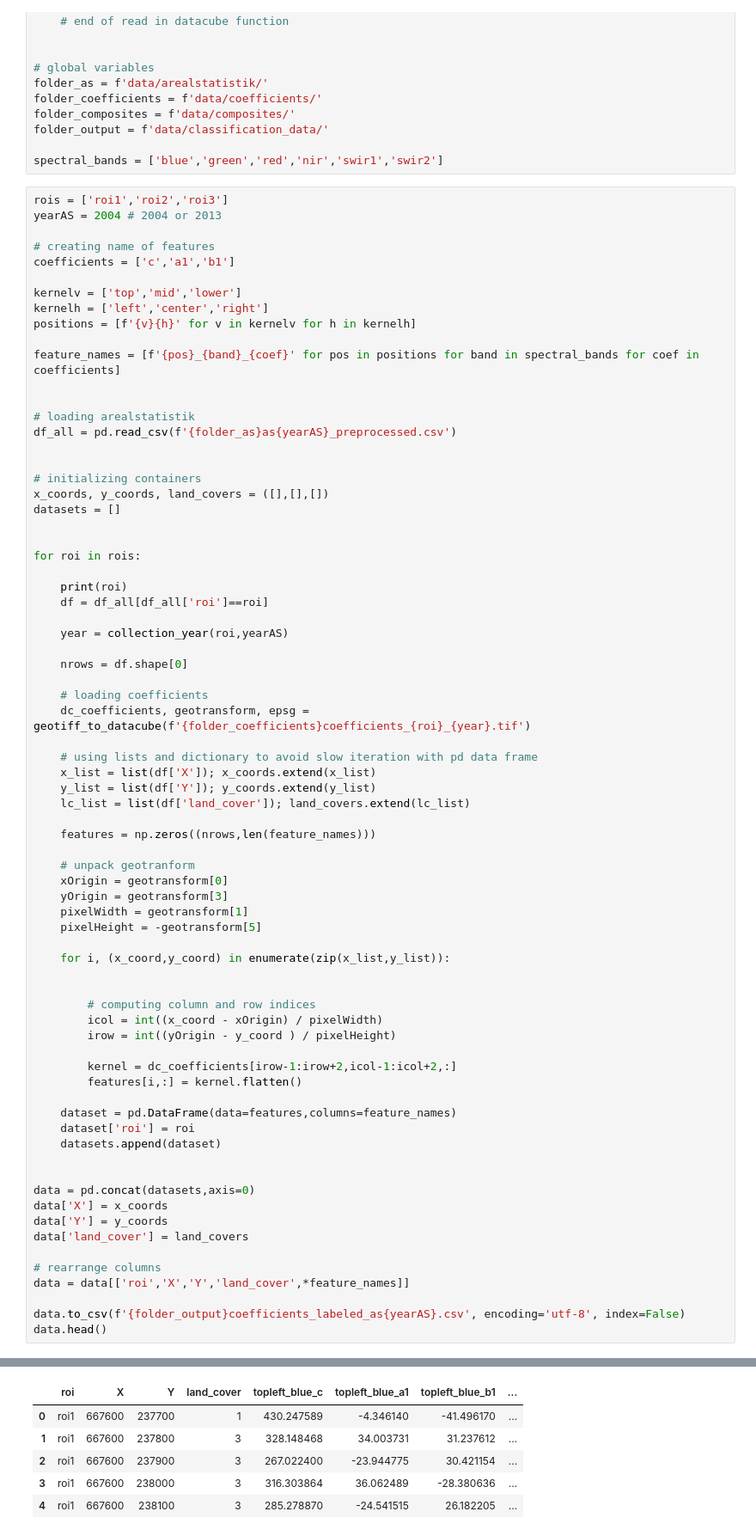
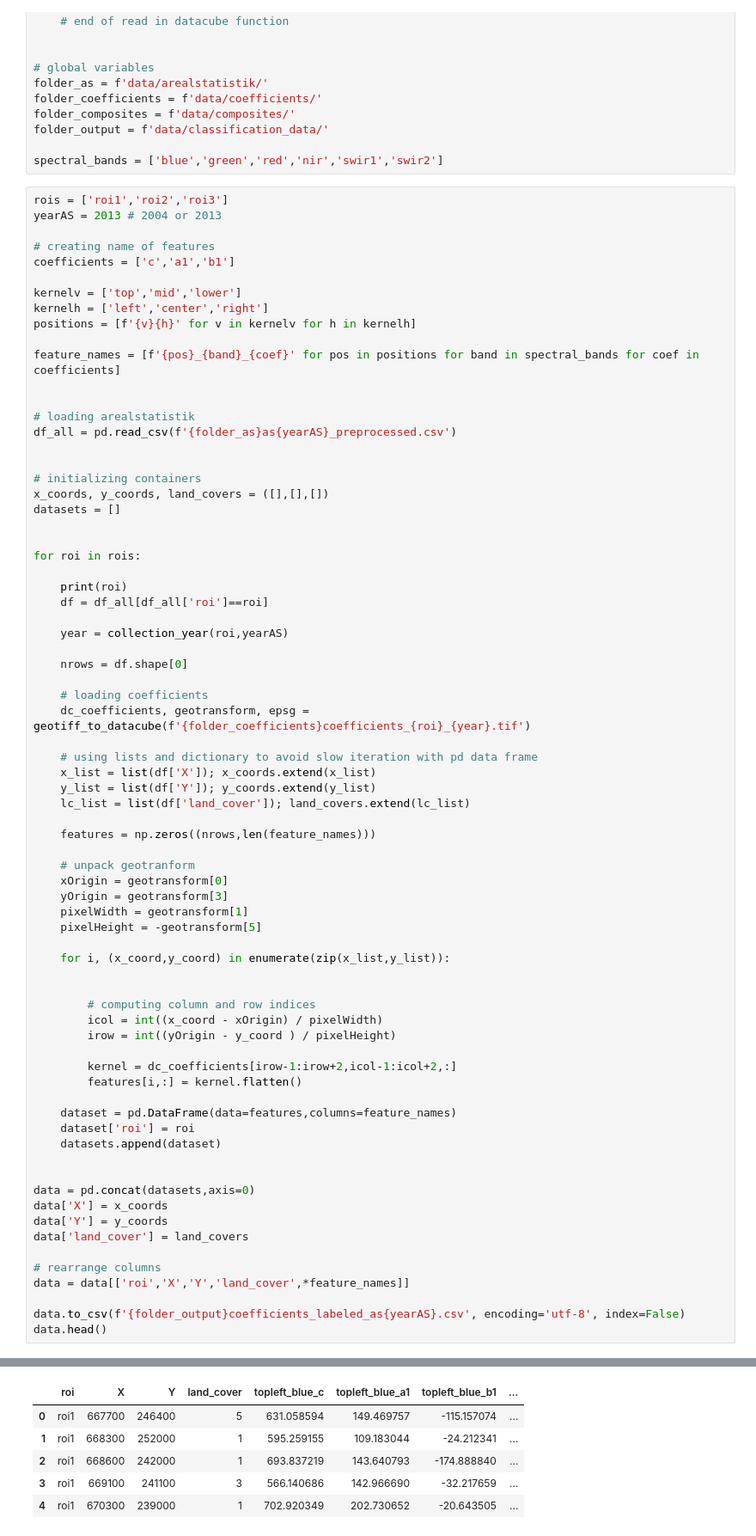
Before and after one commit to SebastianHafner/masterthesis, a Jupyter notebook: label_features.ipynb, the cells around one changed output, grey strips where cells are left out. Shown at 86% size. Cells and saved outputs as stored; diff of their text form.

```diff
--- a/label_features.ipynb
+++ b/label_features.ipynb
@@ -61,7 +61,7 @@ folder_output = f'data/classification_data/'
 spectral_bands = ['blue','green','red','nir','swir1','swir2']
 # %%
 rois = ['roi1','roi2','roi3']
-yearAS = 2004 # 2004 or 2013
+yearAS = 2013 # 2004 or 2013
 
 # creating name of features
 coefficients = ['c','a1','b1']
@@ -110,38 +110,38 @@ for roi in rois:
     for i, (x_coord,y_coord) in enumerate(zip(x_list,y_list)):
 
 
         # computing column and row indices
         icol = int((x_coord - xOrigin) / pixelWidth)
         irow = int((yOrigin - y_coord ) / pixelHeight)
 
         kernel = dc_coefficients[irow-1:irow+2,icol-1:icol+2,:]
         features[i,:] = kernel.flatten()
 
     dataset = pd.DataFrame(data=features,columns=feature_names)
     dataset['roi'] = roi
     datasets.append(dataset)
 
 
 data = pd.concat(datasets,axis=0)
 data['X'] = x_coords
 data['Y'] = y_coords
 data['land_cover'] = land_covers
 
 # rearrange columns
 data = data[['roi','X','Y','land_cover',*feature_names]]
 
 data.to_csv(f'{folder_output}coefficients_labeled_as{yearAS}.csv', encoding='utf-8', index=False)
 data.head()
 # %% [output]
 roi1
 roi2
 roi3
 |  | roi | X | Y | land_cover | topleft_blue_c | topleft_blue_a1 | topleft_blue_b1 | ... |
-| 0 | roi1 | 667600 | 237700 | 1 | 430.247589 | -4.346140 | -41.496170 | ... |
-| 1 | roi1 | 667600 | 237800 | 3 | 328.148468 | 34.003731 | 31.237612 | ... |
-| 2 | roi1 | 667600 | 237900 | 3 | 267.022400 | -23.944775 | 30.421154 | ... |
-| 3 | roi1 | 667600 | 238000 | 3 | 316.303864 | 36.062489 | -28.380636 | ... |
-| 4 | roi1 | 667600 | 238100 | 3 | 285.278870 | -24.541515 | 26.182205 | ... |
+| 0 | roi1 | 667700 | 246400 | 5 | 631.058594 | 149.469757 | -115.157074 | ... |
+| 1 | roi1 | 668300 | 252000 | 1 | 595.259155 | 109.183044 | -24.212341 | ... |
+| 2 | roi1 | 668600 | 242000 | 1 | 693.837219 | 143.640793 | -174.888840 | ... |
+| 3 | roi1 | 669100 | 241100 | 3 | 566.140686 | 142.966690 | -32.217659 | ... |
+| 4 | roi1 | 670300 | 239000 | 1 | 702.920349 | 202.730652 | -20.643505 | ... |
 5 rows × 166 columns
 # %%
 # label annual composites
```
Also changed, not shown: 2 other files.
